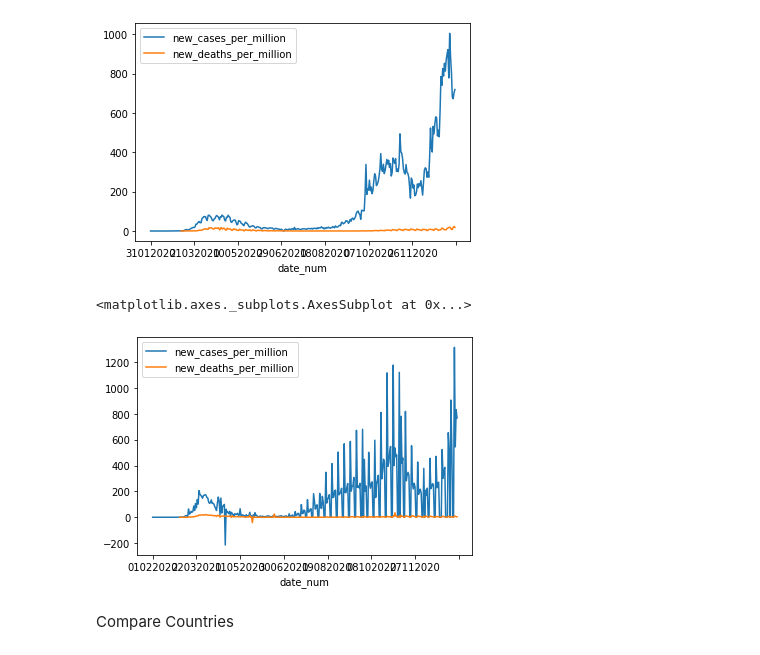
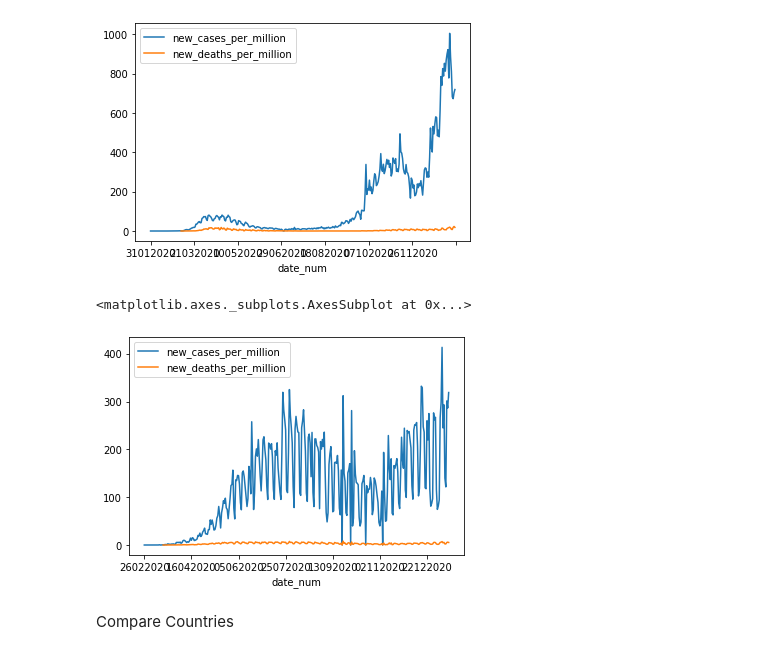
Before and after one commit to TracyRenee61/COV19, a Jupyter notebook: COV19_Compare_UK_&_Brazil.ipynb, the cells around one changed output. Cells and saved outputs as stored; diff of their text form; code cells hidden in the pictures.

```diff
--- a/COV19_Compare_UK_&_Brazil.ipynb
+++ b/COV19_Compare_UK_&_Brazil.ipynb
@@ -778,10 +778,10 @@ uk_cov19.plot(x="date_num", y=["new_cases_per_million", "new_deaths_per_million"
 <matplotlib.axes._subplots.AxesSubplot at 0x...>
 [figure]
 # %%
-sp_cov19.plot(x="date_num", y=["new_cases_per_million", "new_deaths_per_million"])
+br_cov19.plot(x="date_num", y=["new_cases_per_million", "new_deaths_per_million"])
 # %% [output]
 <matplotlib.axes._subplots.AxesSubplot at 0x...>
-[figure, old version]
+[figure, new version]
 # %% [markdown]
 Compare Countries
 # %%
```
Also changed, not shown: parts of 16 cells of this notebook.
